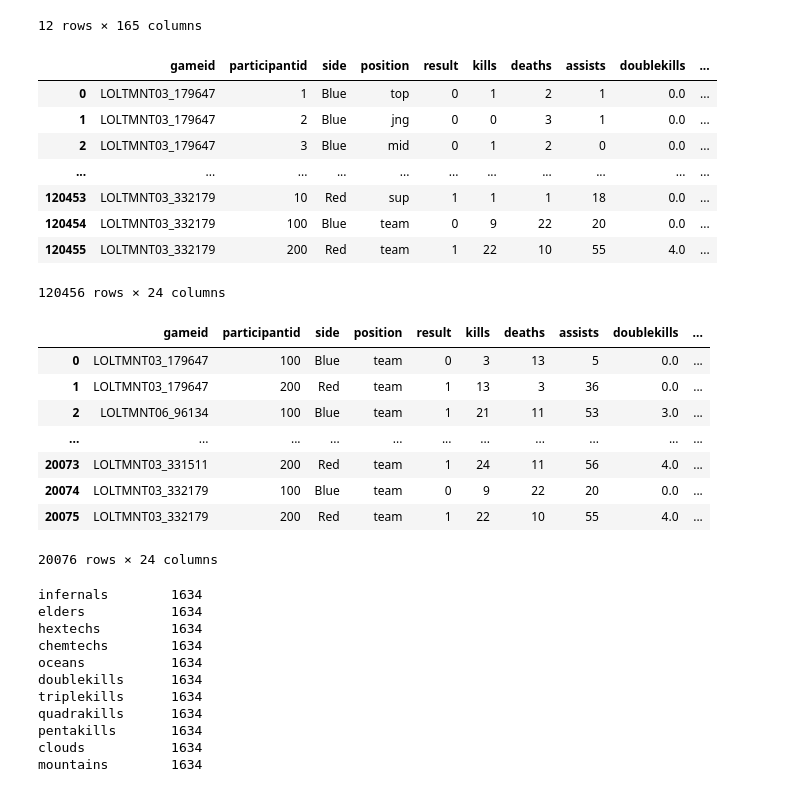
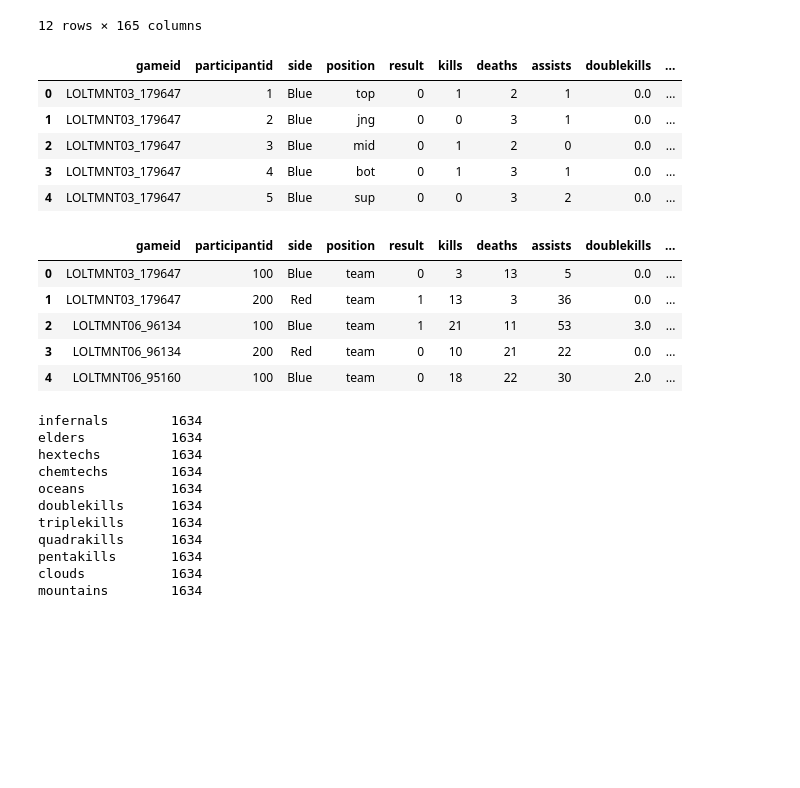
Before and after one commit to amytrinh334/league-of-legends-analysis, a Jupyter notebook: template.ipynb, the cells around one changed output. Drawn from its saved outputs; the diff is of its cells as text; code cells hidden in the pictures; blank space fills up the shorter version.

```diff
--- a/template.ipynb
+++ b/template.ipynb
@@ -112,33 +116,27 @@ key_col = ['gameid','participantid','side','position','result',
          'dragons','infernals','mountains','clouds','oceans','chemtechs','hextechs','elders','heralds', 'void_grubs','barons']
 
 df = df.drop(columns=[col for col in df.columns if col not in key_col])
-df
+df.head()
 # %% [output]
 |  | gameid | participantid | side | position | result | kills | deaths | assists | doublekills | ... |
 | 0 | LOLTMNT03_179647 | 1 | Blue | top | 0 | 1 | 2 | 1 | 0.0 | ... |
 | 1 | LOLTMNT03_179647 | 2 | Blue | jng | 0 | 0 | 3 | 1 | 0.0 | ... |
 | 2 | LOLTMNT03_179647 | 3 | Blue | mid | 0 | 1 | 2 | 0 | 0.0 | ... |
-| ... | ... | ... | ... | ... | ... | ... | ... | ... | ... | ... |
-| 120453 | LOLTMNT03_332179 | 10 | Red | sup | 1 | 1 | 1 | 18 | 0.0 | ... |
-| 120454 | LOLTMNT03_332179 | 100 | Blue | team | 0 | 9 | 22 | 20 | 0.0 | ... |
-| 120455 | LOLTMNT03_332179 | 200 | Red | team | 1 | 22 | 10 | 55 | 4.0 | ... |
+| 3 | LOLTMNT03_179647 | 4 | Blue | bot | 0 | 1 | 3 | 1 | 0.0 | ... |
+| 4 | LOLTMNT03_179647 | 5 | Blue | sup | 0 | 0 | 3 | 2 | 0.0 | ... |
-120456 rows × 24 columns
 # %%
 # we only want to look at the team data, so we will drop the player data (position != 'team' or participantid != 100 or 200)
 
 df = df[((df['participantid'] == 100) | (df['participantid'] == 200)) & (df['position'] == 'team')]
 df.reset_index(inplace=True, drop=True)
-df
+df.head()
 # %% [output]
 |  | gameid | participantid | side | position | result | kills | deaths | assists | doublekills | ... |
 | 0 | LOLTMNT03_179647 | 100 | Blue | team | 0 | 3 | 13 | 5 | 0.0 | ... |
 | 1 | LOLTMNT03_179647 | 200 | Red | team | 1 | 13 | 3 | 36 | 0.0 | ... |
 | 2 | LOLTMNT06_96134 | 100 | Blue | team | 1 | 21 | 11 | 53 | 3.0 | ... |
-| ... | ... | ... | ... | ... | ... | ... | ... | ... | ... | ... |
-| 20073 | LOLTMNT03_331511 | 200 | Red | team | 1 | 24 | 11 | 56 | 4.0 | ... |
-| 20074 | LOLTMNT03_332179 | 100 | Blue | team | 0 | 9 | 22 | 20 | 0.0 | ... |
-| 20075 | LOLTMNT03_332179 | 200 | Red | team | 1 | 22 | 10 | 55 | 4.0 | ... |
+| 3 | LOLTMNT06_96134 | 200 | Red | team | 0 | 10 | 21 | 22 | 0.0 | ... |
+| 4 | LOLTMNT06_95160 | 100 | Blue | team | 0 | 18 | 22 | 30 | 2.0 | ... |
-20076 rows × 24 columns
 # %%
 pd.set_option('display.max_rows', None)
 df.isnull().sum().sort_values(ascending=False)
```
Also changed, not shown: parts of 19 cells of this notebook.
